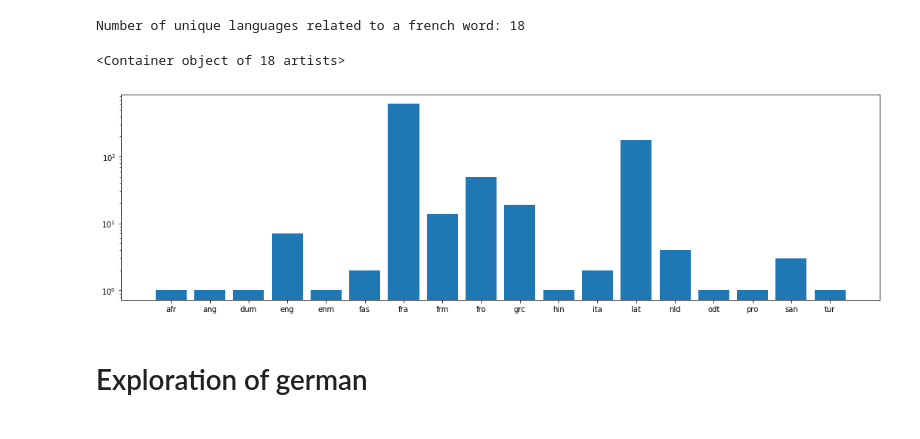
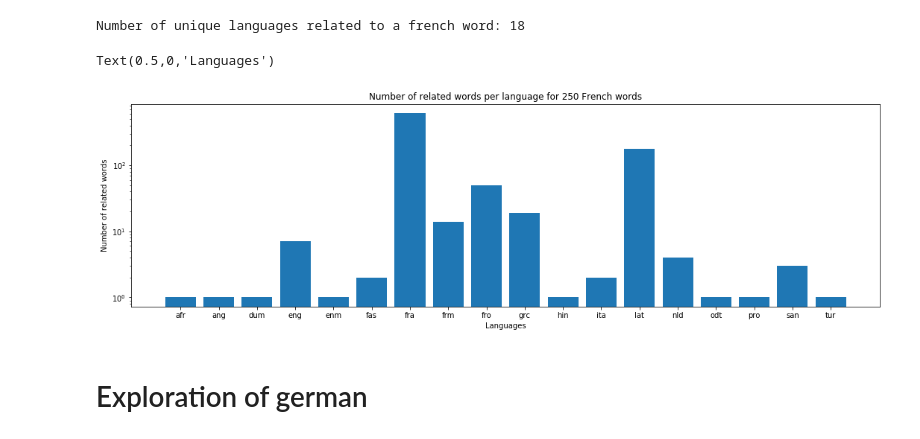
Before and after one commit to zifeo/Etymap, a Jupyter notebook: lab/exploration.ipynb, the cells around one changed output. Cells and saved outputs as stored; diff of their text form; code cells hidden in the pictures.

```diff
--- a/lab/exploration.ipynb
+++ b/lab/exploration.ipynb
@@ -194,9 +200,12 @@ print("Number of unique languages related to a french word: " + str(len(set(lang
 Number of unique languages related to a french word: 18
 # %%
 plt.bar(*np.unique(langs, return_counts=True), log=True)
+plt.title('Number of related words per language for 250 French words')
+plt.ylabel('Number of related words')
+plt.xlabel('Languages')
 # %% [output]
-<Container object of 18 artists>
+Text(0.5,0,'Languages')
-[figure, old version]
+[figure, new version]
 # %% [markdown]
 # Exploration of german
 # %%
```
Also changed, not shown: parts of 6 cells of this notebook, 11 other files.
